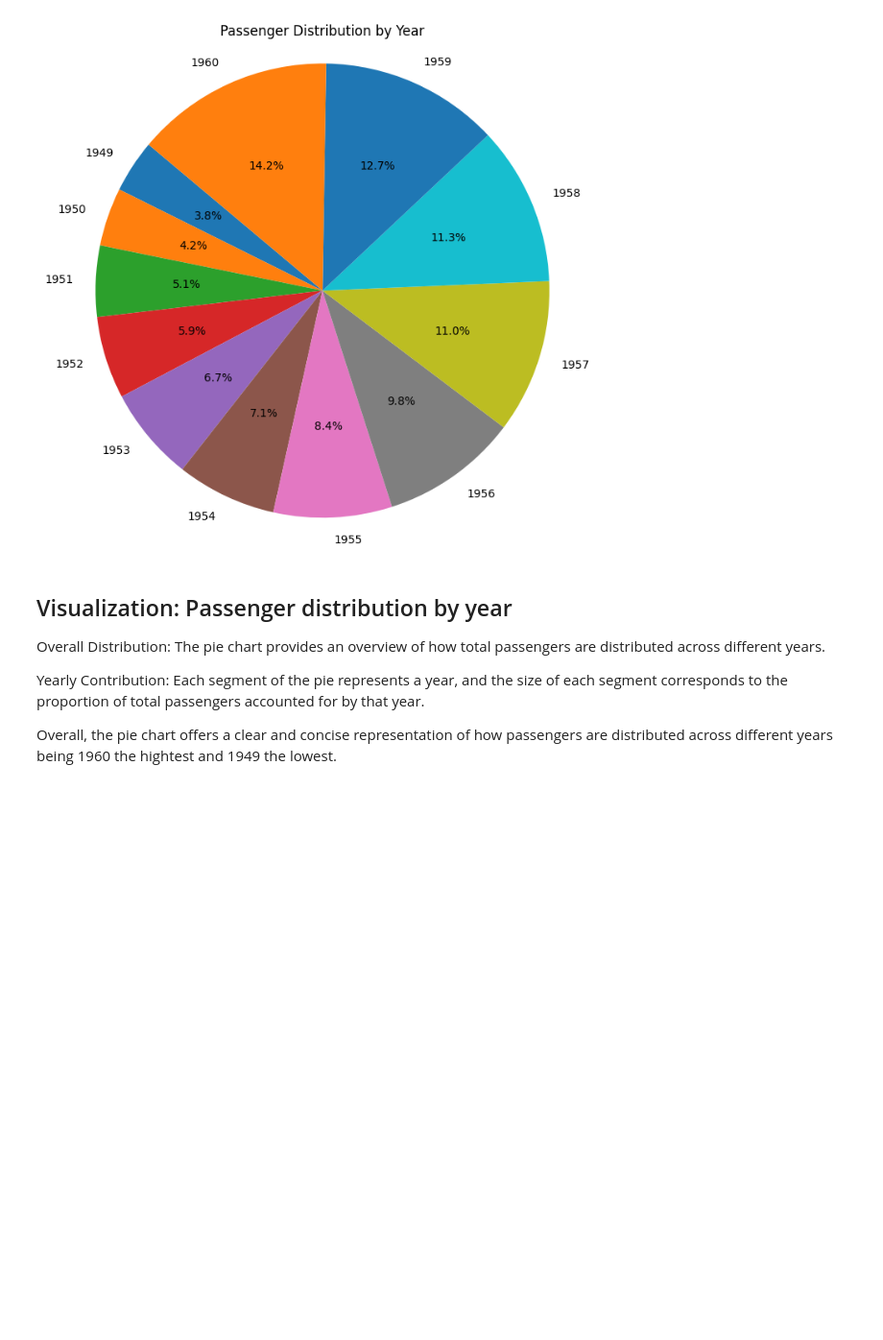
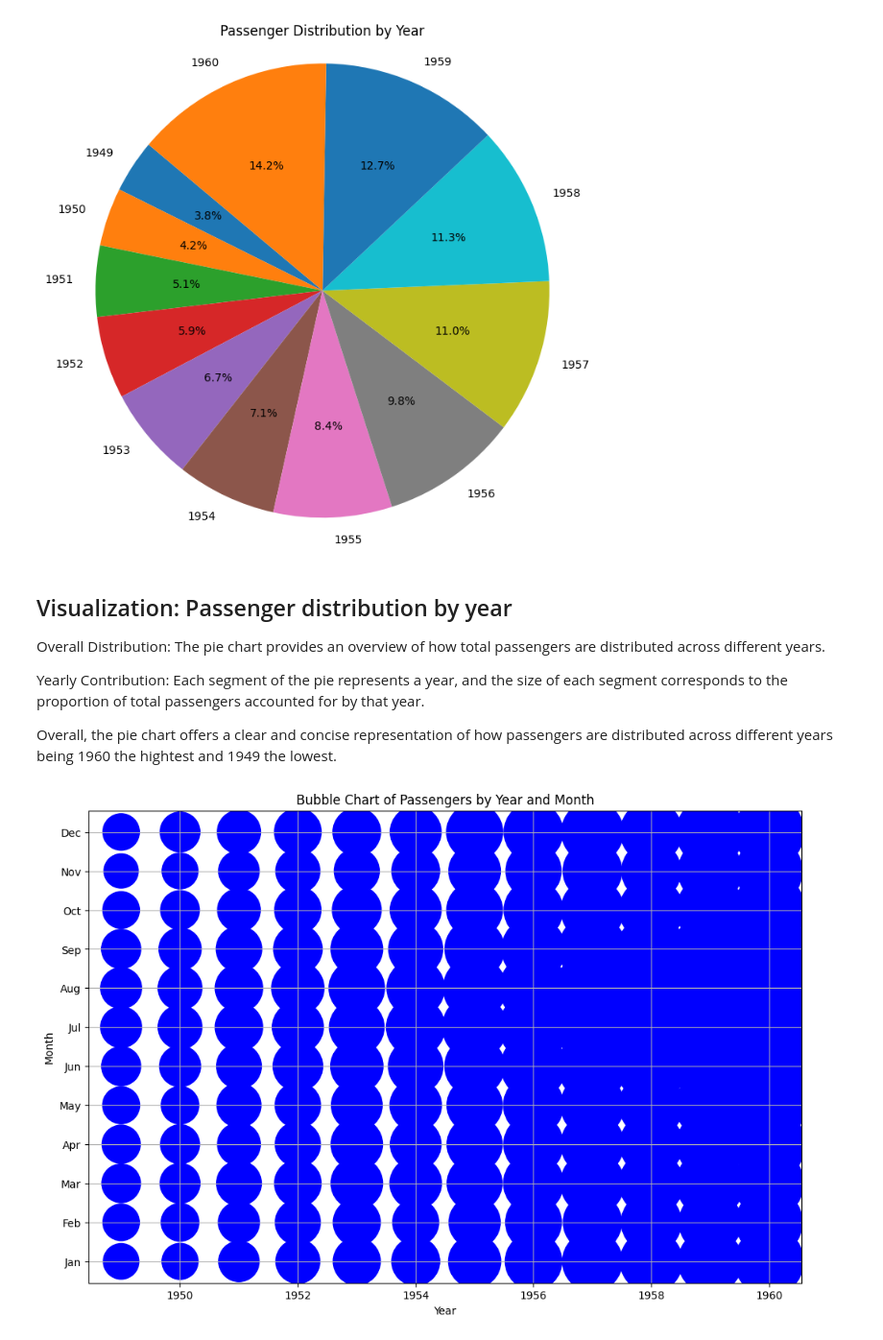
Before and after one commit to drodmay1/datafun-06-eda, a Jupyter notebook: david_eda.ipynb, the cells around one changed output. Shown at 96% size. Cells and saved outputs as stored; diff of their text form; code cells hidden in the pictures; blank space fills up the shorter version.

Commit message:
bubble chart added

```diff
--- a/david_eda.ipynb
+++ b/david_eda.ipynb
@@ -466,3 +466,34 @@ Overall Distribution: The pie chart provides an overview of how total passengers
 Yearly Contribution: Each segment of the pie represents a year, and the size of each segment corresponds to the proportion of total passengers accounted for by that year.
 
 Overall, the pie chart offers a clear and concise representation of how passengers are distributed across different years being 1960 the hightest and 1949 the lowest.
+# %%
+## Visualization: bubblechart visualization of passenger numbers across different months and years
+
+# Load the flights dataset from seaborn
+flights = sns.load_dataset('flights')
+
+# Group the data by year and month, and calculate the total number of passengers
+flights_agg = flights.groupby(['year', 'month'], observed=False).sum().reset_index()
+
+# Plot the bubble chart
+plt.figure(figsize=(12, 8))
+plt.scatter(
+    x=flights_agg['year'],
+    y=flights_agg['month'].astype('category').cat.codes,  # Convert month to categorical codes for better visualization
+    s=flights_agg['passengers']*10,  # Scale bubble size based on passenger count
+    c='blue',  # Set bubble color
+)
+
+# Set labels and title
+plt.xlabel('Year')
+plt.ylabel('Month')
+plt.title('Bubble Chart of Passengers by Year and Month')
+
+# Set y-axis ticks to display month names instead of codes
+plt.yticks(range(len(flights_agg['month'].unique())), flights_agg['month'].unique())
+
+# Show the plot
+plt.grid(True)
+plt.show()
+# %% [output]
+[figure, added]
```
Also changed, not shown: parts of 1 cell of this notebook.
